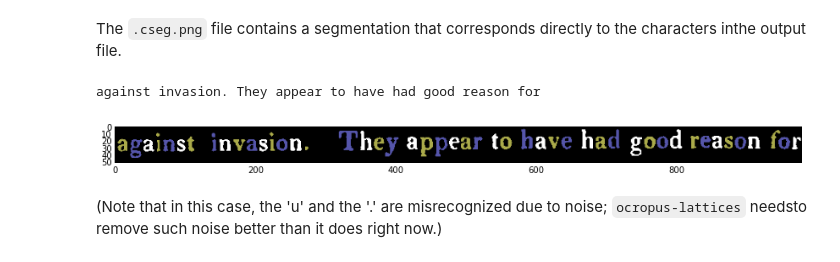
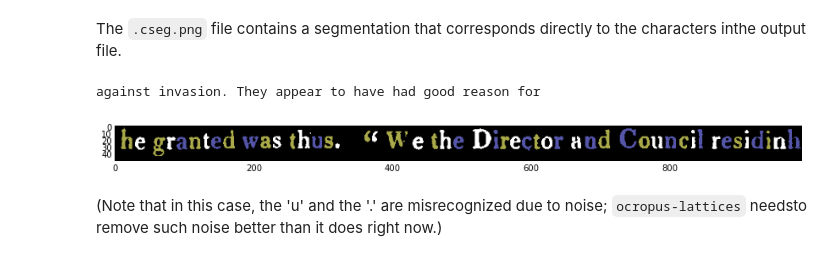
Before and after one commit to ocropus-archive/DUP-ocropy, a Jupyter notebook: Notebooks/ocropus-steps.ipynb, the cells around one changed output. Cells and saved outputs as stored; diff of their text form; code cells hidden in the pictures.

```diff
--- a/Notebooks/ocropus-steps.ipynb
+++ b/Notebooks/ocropus-steps.ipynb
@@ -98,10 +121,10 @@ The final output from the recognizer is computed via language modeling.Currently
 # %% [markdown]
 The `.cseg.png` file contains a segmentation that corresponds directly to the characters inthe output file.
 # %%
-cseg = read_segmentation("0020_0022/010023.cseg.png")figsize(32,12)subplot(121); imshow((cseg>0)*(cseg%3+1),cmap=cm.gist_stern)!cat 0020_0022/010023.txt
+cseg = read_segmentation("0020_0022/01000a.cseg.png")figsize(32,12)subplot(121); imshow((cseg>0)*(cseg%3+1),cmap=cm.gist_stern)!cat 0020_0022/010023.txt
 # %% [output]
 against invasion. They appear to have had good reason for
-[figure, old version]
+[figure, new version]
 # %% [markdown]
 (Note that in this case, the 'u' and the '.' are misrecognized due to noise; `ocropus-lattices` needsto remove such noise better than it does right now.)
 # %% [markdown]
```
Also changed, not shown: parts of 16 cells of this notebook, 2 other files.
